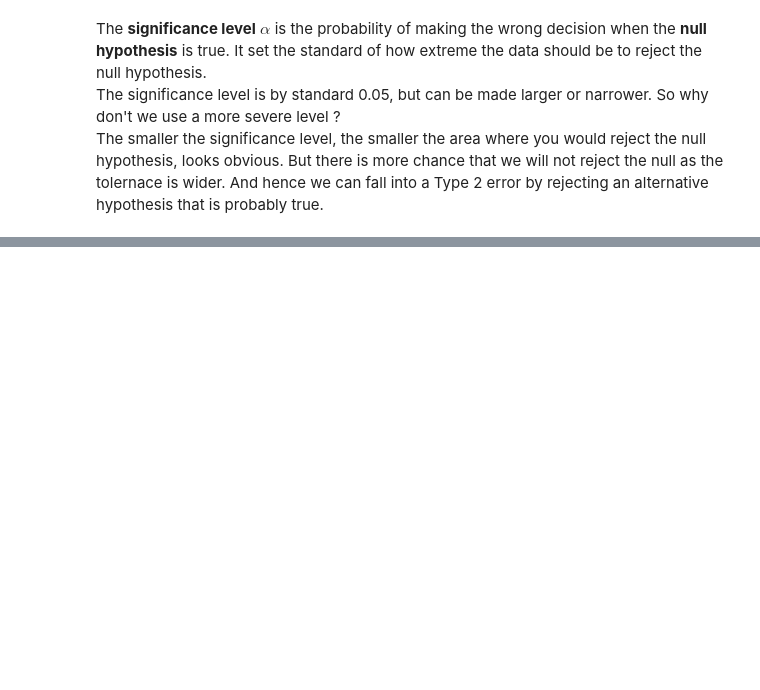
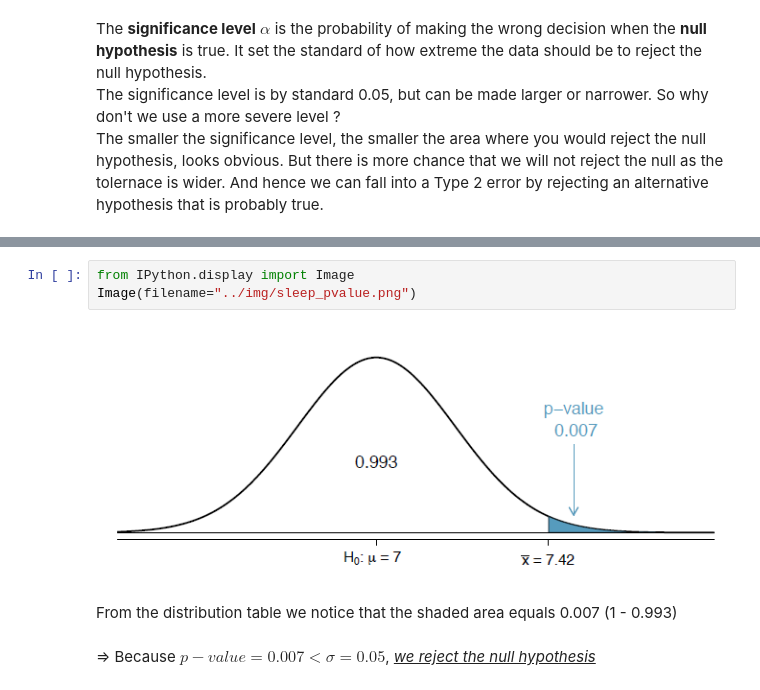
Before and after one commit to chikoungoun/OpenIntro, a Jupyter notebook: Chapter 4/Chap4_Foundations_for_Inference.ipynb, the cells around one changed output, grey strips where cells are left out. Saved outputs shown, nothing was run; the diff lists cells and outputs as text; blank space fills up the shorter version.

```diff
--- a/Chapter 4/Chap4_Foundations_for_Inference.ipynb
+++ b/Chapter 4/Chap4_Foundations_for_Inference.ipynb
@@ -501,0 +558,9 @@ The smaller the significance level, the smaller the area where you would reject
+# %%
+from IPython.display import Image
+Image(filename="../img/sleep_pvalue.png")
+# %% [output]
+[figure, added]
+# %% [markdown]
+From the distribution table we notice that the shaded area equals 0.007 (1 - 0.993)
+# %% [markdown]
+=> Because $p-value = 0.007 < \sigma = 0.05$, <i><u>we reject the null hypothesis</i></u>
```
Also changed, not shown: parts of 13 cells of this notebook.
